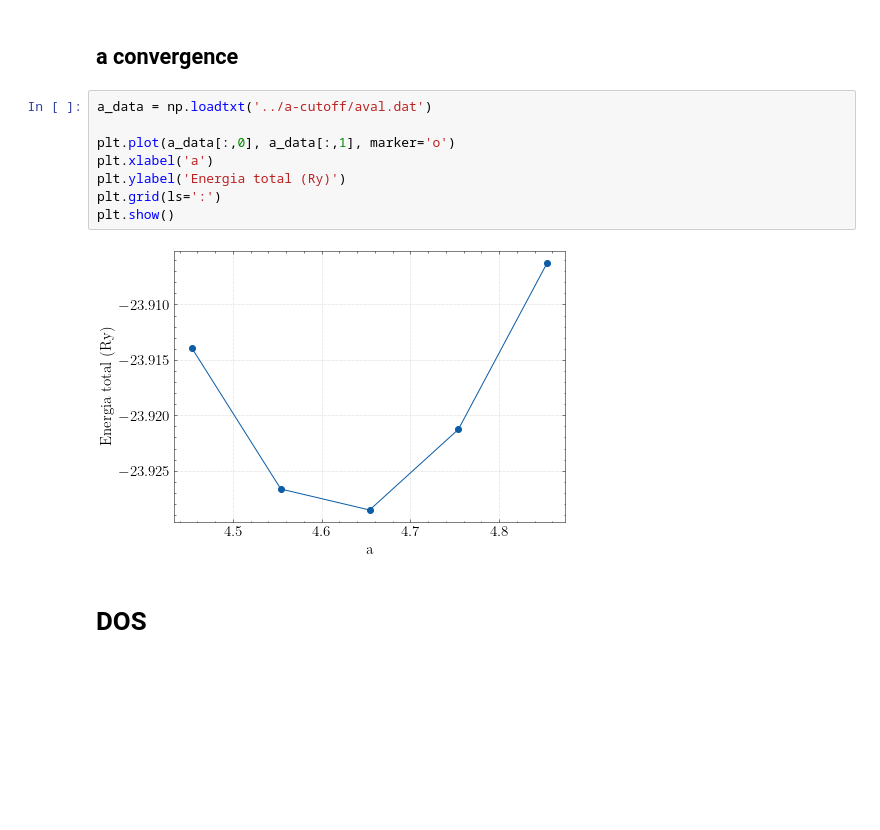
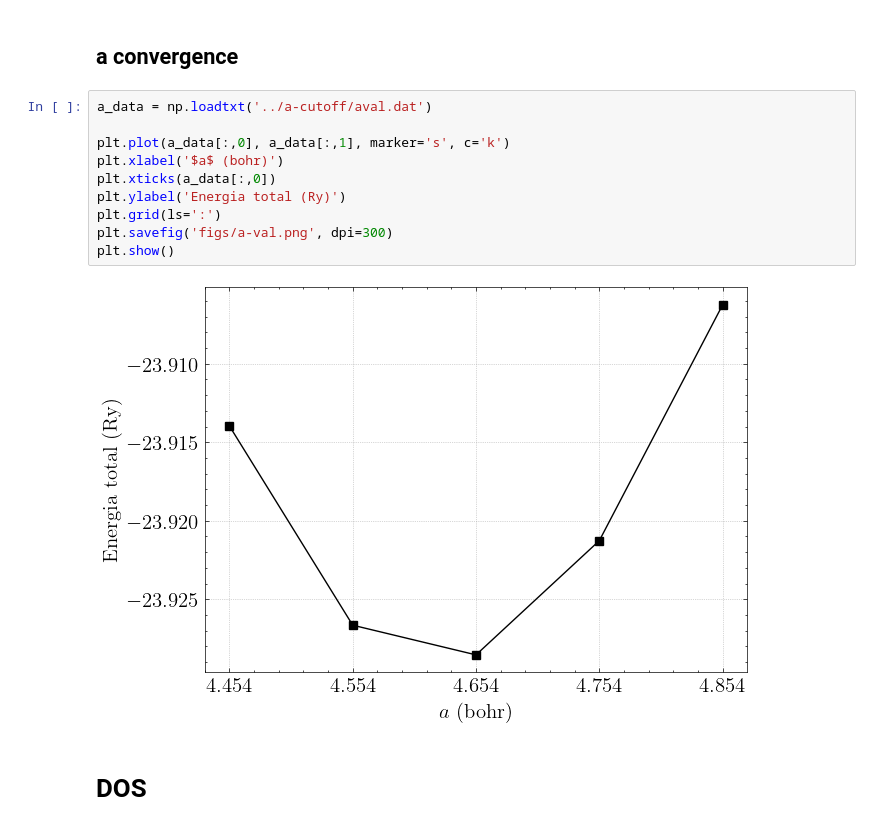
Before and after one commit to franklinzppa/electronic-structure, a Jupyter notebook: DFT/graphene/data-analysis/analysis.ipynb, the cells around one changed output. Saved outputs shown, nothing was run; the diff lists cells and outputs as text; blank space fills up the shorter version.

Commit message:
saving figures

```diff
--- a/DFT/graphene/data-analysis/analysis.ipynb
+++ b/DFT/graphene/data-analysis/analysis.ipynb
@@ -39,13 +42,15 @@ plt.show()
 # %%
 a_data = np.loadtxt('../a-cutoff/aval.dat')
 
-plt.plot(a_data[:,0], a_data[:,1], marker='o')
-plt.xlabel('a')
+plt.plot(a_data[:,0], a_data[:,1], marker='s', c='k')
+plt.xlabel('$a$ (bohr)')
+plt.xticks(a_data[:,0])
 plt.ylabel('Energia total (Ry)')
 plt.grid(ls=':')
+plt.savefig('figs/a-val.png', dpi=300)
 plt.show()
 # %% [output]
-[figure, old version]
+[figure, new version]
 # %% [markdown]
 # DOS
 # %%
```
Also changed, not shown: parts of 4 cells of this notebook, 5 other files.
